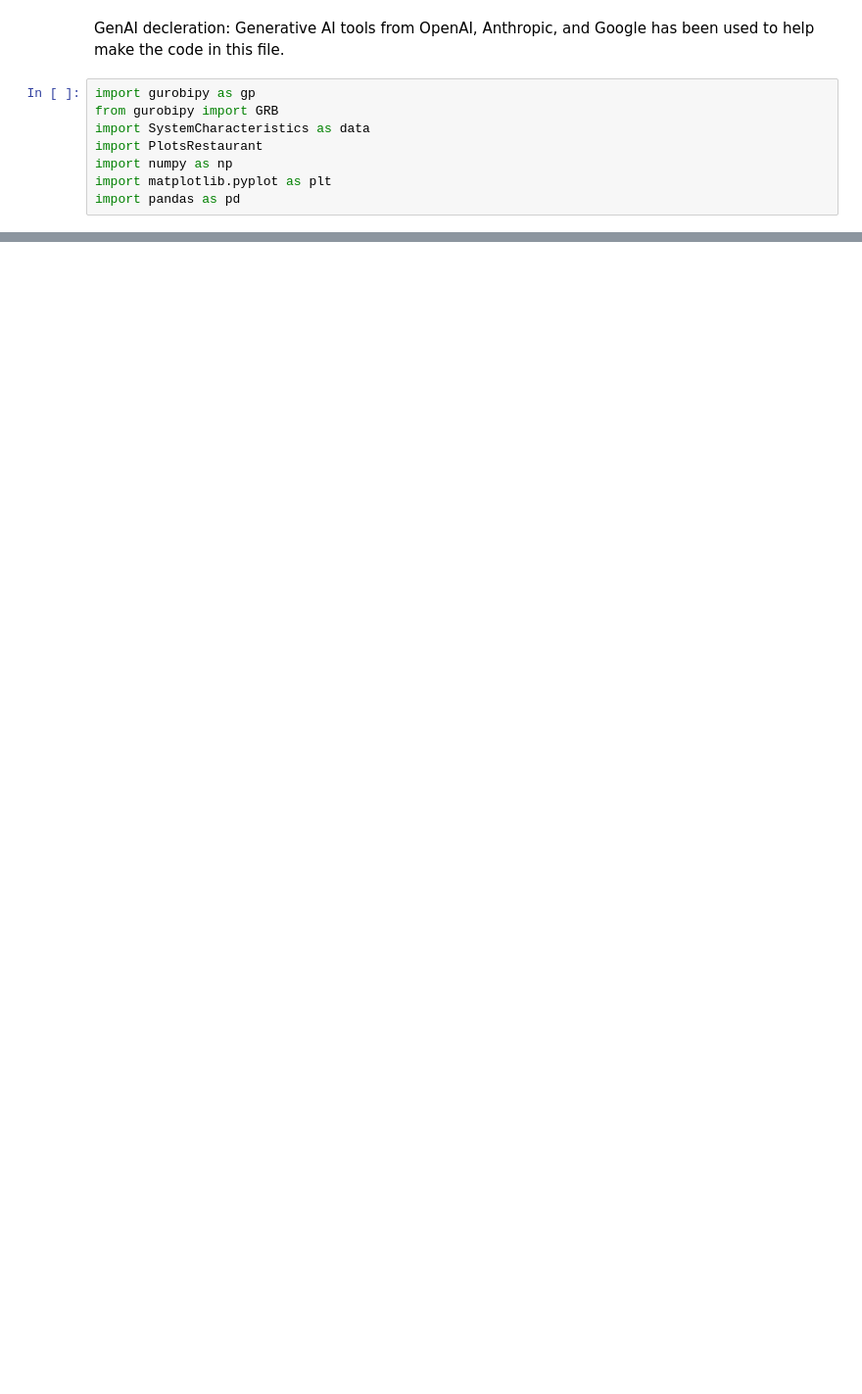
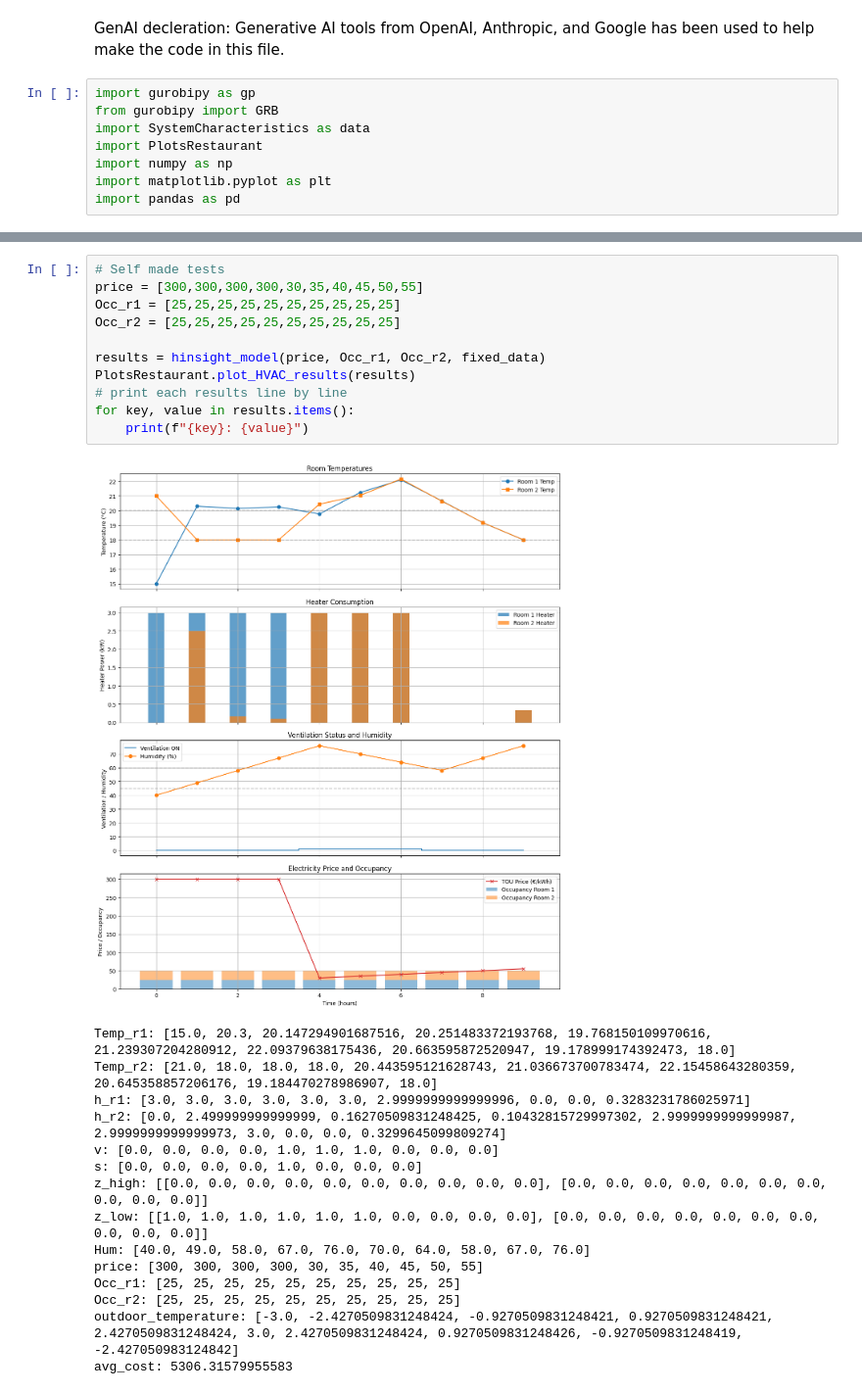
Before and after one commit to 90Theo/decision-making, a Jupyter notebook: Part2_Fabian.ipynb, the cells around one changed output, grey strips where cells are left out. Shown at 98% size. Cells and saved outputs as stored; diff of their text form; blank space fills up the shorter version.

```diff
--- a/Part2_Fabian.ipynb
+++ b/Part2_Fabian.ipynb
@@ -428,0 +158,27 @@ for day in days_to_plot:
+# %%
+# Self made tests
+price = [300,300,300,300,30,35,40,45,50,55]
+Occ_r1 = [25,25,25,25,25,25,25,25,25,25]
+Occ_r2 = [25,25,25,25,25,25,25,25,25,25]
+
+results = hinsight_model(price, Occ_r1, Occ_r2, fixed_data)
+PlotsRestaurant.plot_HVAC_results(results)
+# print each results line by line
+for key, value in results.items():
+    print(f"{key}: {value}")
+# %% [output]
+[figure, added]
+Temp_r1: [15.0, 20.3, 20.147294901687516, 20.251483372193768, 19.768150109970616, 21.239307204280912, 22.09379638175436, 20.663595872520947, 19.178999174392473, 18.0]
+Temp_r2: [21.0, 18.0, 18.0, 18.0, 20.443595121628743, 21.036673700783474, 22.15458643280359, 20.645358857206176, 19.184470278986907, 18.0]
+h_r1: [3.0, 3.0, 3.0, 3.0, 3.0, 3.0, 2.9999999999999996, 0.0, 0.0, 0.3283231786025971]
+h_r2: [0.0, 2.499999999999999, 0.16270509831248425, 0.10432815729997302, 2.9999999999999987, 2.9999999999999973, 3.0, 0.0, 0.0, 0.3299645099809274]
+v: [0.0, 0.0, 0.0, 0.0, 1.0, 1.0, 1.0, 0.0, 0.0, 0.0]
+s: [0.0, 0.0, 0.0, 0.0, 1.0, 0.0, 0.0, 0.0]
+z_high: [[0.0, 0.0, 0.0, 0.0, 0.0, 0.0, 0.0, 0.0, 0.0, 0.0], [0.0, 0.0, 0.0, 0.0, 0.0, 0.0, 0.0, 0.0, 0.0, 0.0]]
+z_low: [[1.0, 1.0, 1.0, 1.0, 1.0, 1.0, 0.0, 0.0, 0.0, 0.0], [0.0, 0.0, 0.0, 0.0, 0.0, 0.0, 0.0, 0.0, 0.0, 0.0]]
+Hum: [40.0, 49.0, 58.0, 67.0, 76.0, 70.0, 64.0, 58.0, 67.0, 76.0]
+price: [300, 300, 300, 300, 30, 35, 40, 45, 50, 55]
+Occ_r1: [25, 25, 25, 25, 25, 25, 25, 25, 25, 25]
+Occ_r2: [25, 25, 25, 25, 25, 25, 25, 25, 25, 25]
+outdoor_temperature: [-3.0, -2.4270509831248424, -0.9270509831248421, 0.9270509831248421, 2.4270509831248424, 3.0, 2.4270509831248424, 0.9270509831248426, -0.9270509831248419, -2.427050983124842]
+avg_cost: 5306.31579955583
```
Also changed, not shown: parts of 9 cells of this notebook.
